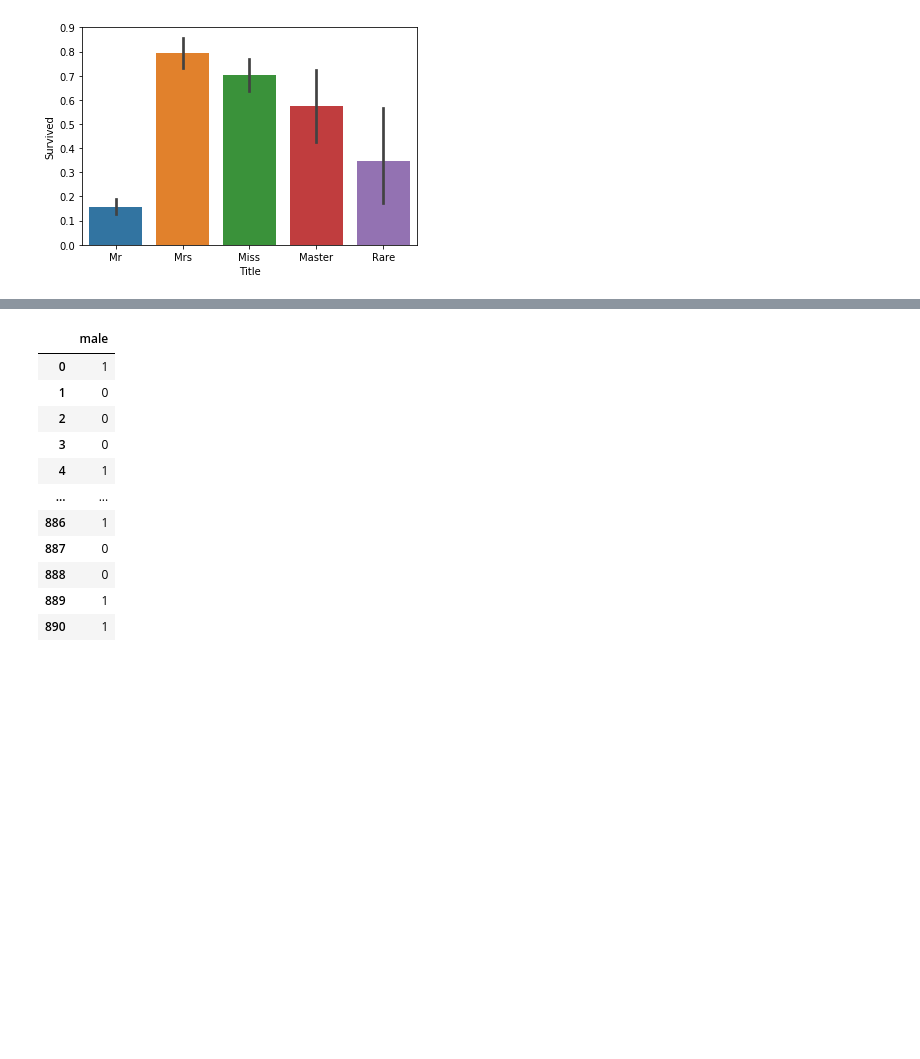
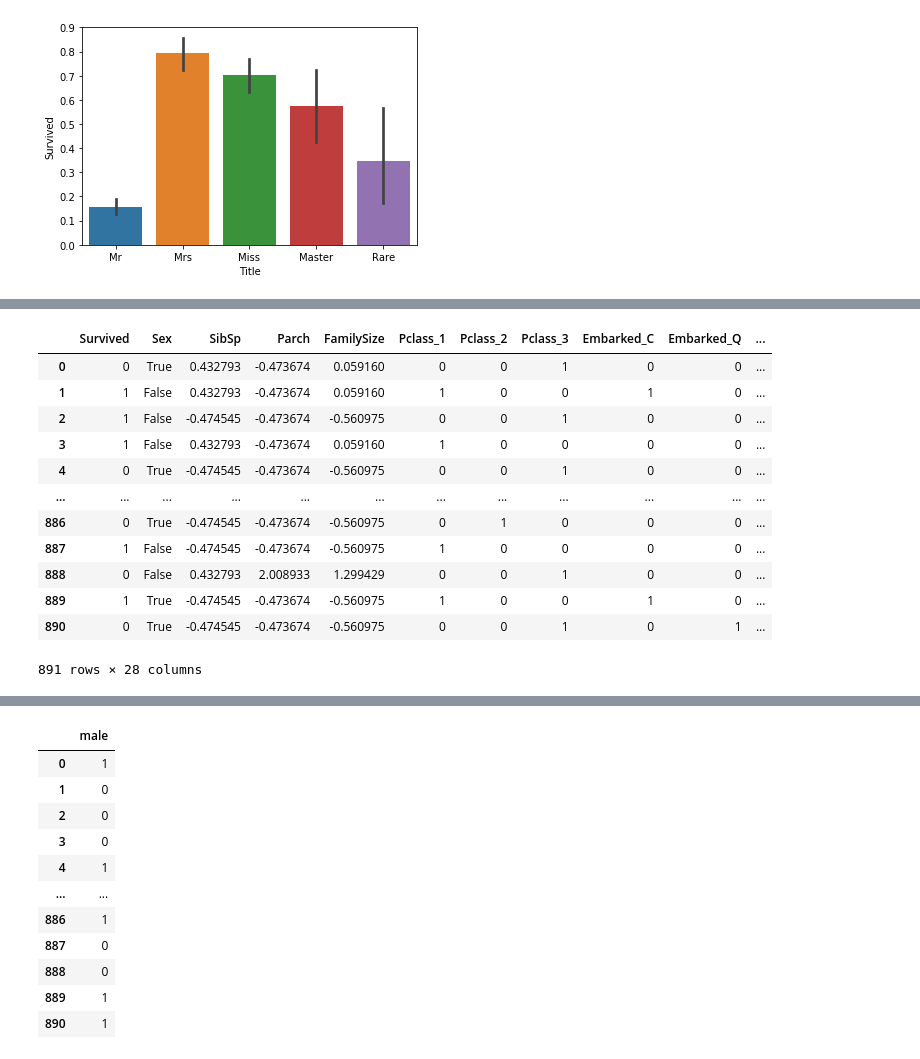
Before and after one commit to AngelloVillanueva/titanic_kaggle, a Jupyter notebook: Titanic.ipynb, the cells around one changed output, grey strips where cells are left out. Drawn from its saved outputs; the diff is of its cells as text; code cells hidden in the pictures; blank space fills up the shorter version.

```diff
--- a/Titanic.ipynb
+++ b/Titanic.ipynb
@@ -641,0 +532,7 @@ col_norm = ['FamilySize','SibSp','Parch']
+# %%
+features = dataset[1][col_norm]
+scaler = StandardScaler().fit(features.values)
+features = scaler.transform(features.values)
+# %%
+dataset[1][col_norm] = features
+dataset[1].head(10)
@@ -641,0 +551,7 @@ col_norm = ['FamilySize','SibSp','Parch']
+# %%
+cols = ['Pclass', 'Embarked', 'FareGroup', 'AgeGroup', 'Title']
+titanic_cat = dataset[0][cols]
+titanic_cat = pd.concat([pd.get_dummies(titanic_cat[col], prefix = col) for col in titanic_cat], axis=1)
+titanic_cat.head()
+dataset[0] = pd.concat([dataset[0][dataset[0].columns[~dataset[0].columns.isin(cols)]], titanic_cat], axis=1)
+dataset[0].head()
@@ -641,0 +566,6 @@ col_norm = ['FamilySize','SibSp','Parch']
+# %%
+titanic_cat = dataset[1][cols]
+titanic_cat = pd.concat([pd.get_dummies(titanic_cat[col], prefix = col) for col in titanic_cat], axis=1)
+titanic_cat.head()
+dataset[1] = pd.concat([dataset[1][dataset[1].columns[~dataset[1].columns.isin(cols)]], titanic_cat], axis=1)
+dataset[1].head()
@@ -641,0 +600,16 @@ col_norm = ['FamilySize','SibSp','Parch']
+# %%
+dataset[0]
+# %% [output]
+|  | Survived | Sex | SibSp | Parch | FamilySize | Pclass_1 | Pclass_2 | Pclass_3 | Embarked_C | Embarked_Q | ... |
+| 0 | 0 | True | 0.432793 | -0.473674 | 0.059160 | 0 | 0 | 1 | 0 | 0 | ... |
+| 1 | 1 | False | 0.432793 | -0.473674 | 0.059160 | 1 | 0 | 0 | 1 | 0 | ... |
+| 2 | 1 | False | -0.474545 | -0.473674 | -0.560975 | 0 | 0 | 1 | 0 | 0 | ... |
+| 3 | 1 | False | 0.432793 | -0.473674 | 0.059160 | 1 | 0 | 0 | 0 | 0 | ... |
+| 4 | 0 | True | -0.474545 | -0.473674 | -0.560975 | 0 | 0 | 1 | 0 | 0 | ... |
+| ... | ... | ... | ... | ... | ... | ... | ... | ... | ... | ... | ... |
+| 886 | 0 | True | -0.474545 | -0.473674 | -0.560975 | 0 | 1 | 0 | 0 | 0 | ... |
+| 887 | 1 | False | -0.474545 | -0.473674 | -0.560975 | 1 | 0 | 0 | 0 | 0 | ... |
+| 888 | 0 | False | 0.432793 | 2.008933 | 1.299429 | 0 | 0 | 1 | 0 | 0 | ... |
+| 889 | 1 | True | -0.474545 | -0.473674 | -0.560975 | 1 | 0 | 0 | 1 | 0 | ... |
+| 890 | 0 | True | -0.474545 | -0.473674 | -0.560975 | 0 | 0 | 1 | 0 | 1 | ... |
+891 rows × 28 columns
```
Also changed, not shown: parts of 36 cells of this notebook.
